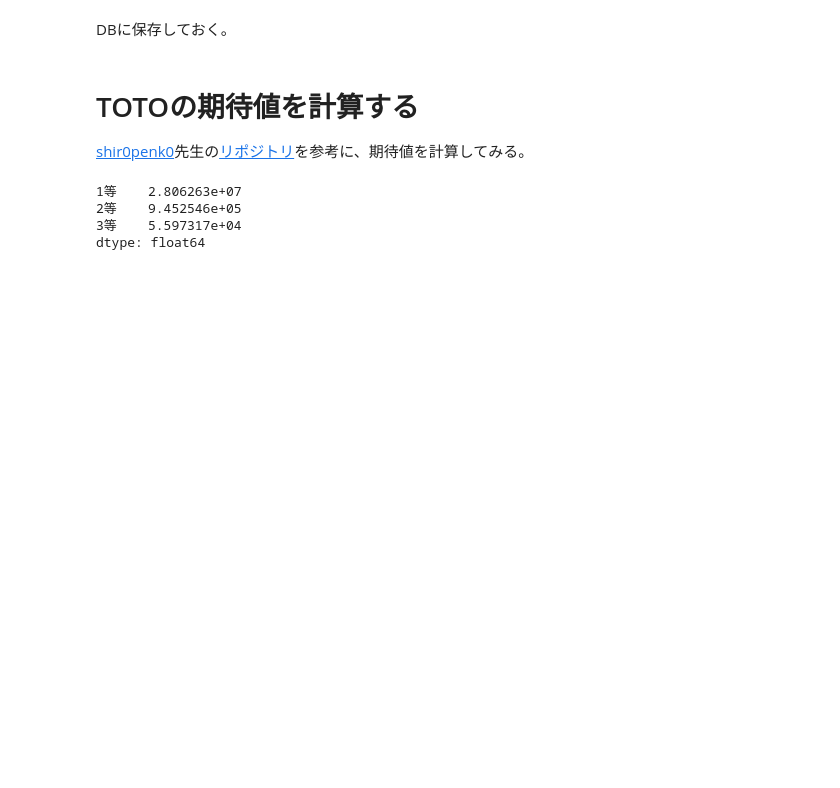
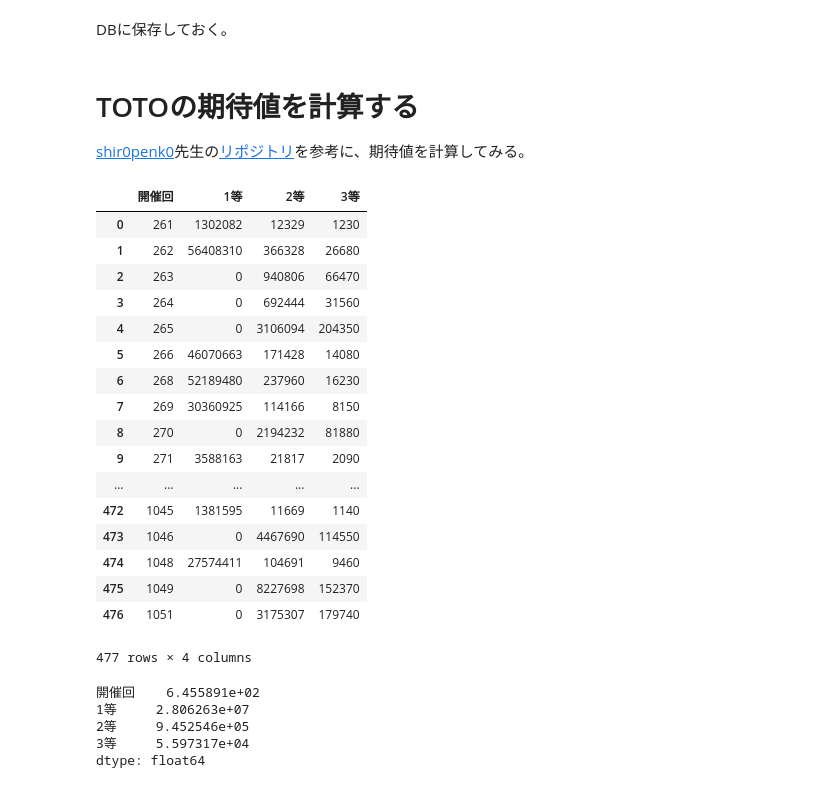
Before and after one commit to mark-n2/toto_notebook, a Jupyter notebook: 003_TOTO予定データの取得.ipynb, the cells around one changed output. Cells and saved outputs as stored; diff of their text form; code cells hidden in the pictures; blank space fills up the shorter version.

```diff
--- a/003_TOTO予定データの取得.ipynb
+++ b/003_TOTO予定データの取得.ipynb
@@ -873,7 +875,33 @@ prize = prize.set_index("開催回",drop=True)
+# %%
+import download
+prize_db = download.get_db_data(data="toto_prize",db_file="toto.db")
+toto_result_db = download.get_db_data(data="toto_result", db_file="toto.db")
+# %%
+prize_db
+# %% [output]
+|  | 開催回 | 1等 | 2等 | 3等 |
+| 0 | 261 | 1302082 | 12329 | 1230 |
+| 1 | 262 | 56408310 | 366328 | 26680 |
+| 2 | 263 | 0 | 940806 | 66470 |
+| 3 | 264 | 0 | 692444 | 31560 |
+| 4 | 265 | 0 | 3106094 | 204350 |
+| 5 | 266 | 46070663 | 171428 | 14080 |
+| 6 | 268 | 52189480 | 237960 | 16230 |
+| 7 | 269 | 30360925 | 114166 | 8150 |
+| 8 | 270 | 0 | 2194232 | 81880 |
+| 9 | 271 | 3588163 | 21817 | 2090 |
+| ... | ... | ... | ... | ... |
+| 472 | 1045 | 1381595 | 11669 | 1140 |
+| 473 | 1046 | 0 | 4467690 | 114550 |
+| 474 | 1048 | 27574411 | 104691 | 9460 |
+| 475 | 1049 | 0 | 8227698 | 152370 |
+| 476 | 1051 | 0 | 3175307 | 179740 |
+477 rows × 4 columns
 # %%
-prize.mean()
+prize_db.mean()
 # %% [output]
-1等    2.806263e+07
-2等    9.452546e+05
-3等    5.597317e+04
+開催回    6.455891e+02
+1等     2.806263e+07
+2等     9.452546e+05
+3等     5.597317e+04
 dtype: float64
```
Also changed, not shown: parts of 11 cells of this notebook, 2 other files.
